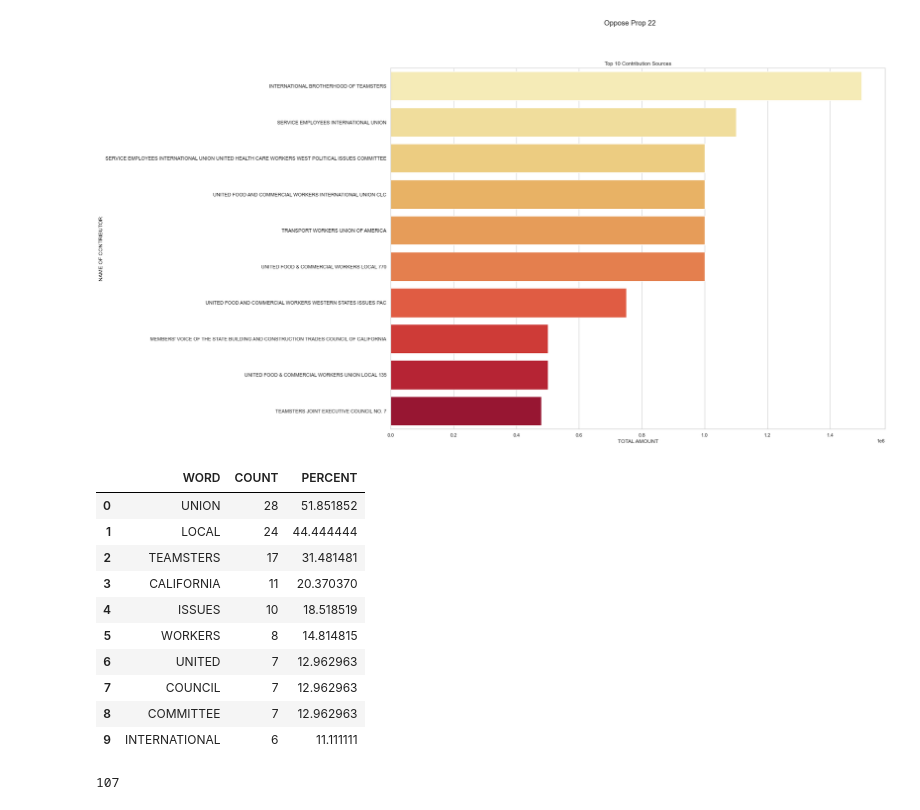
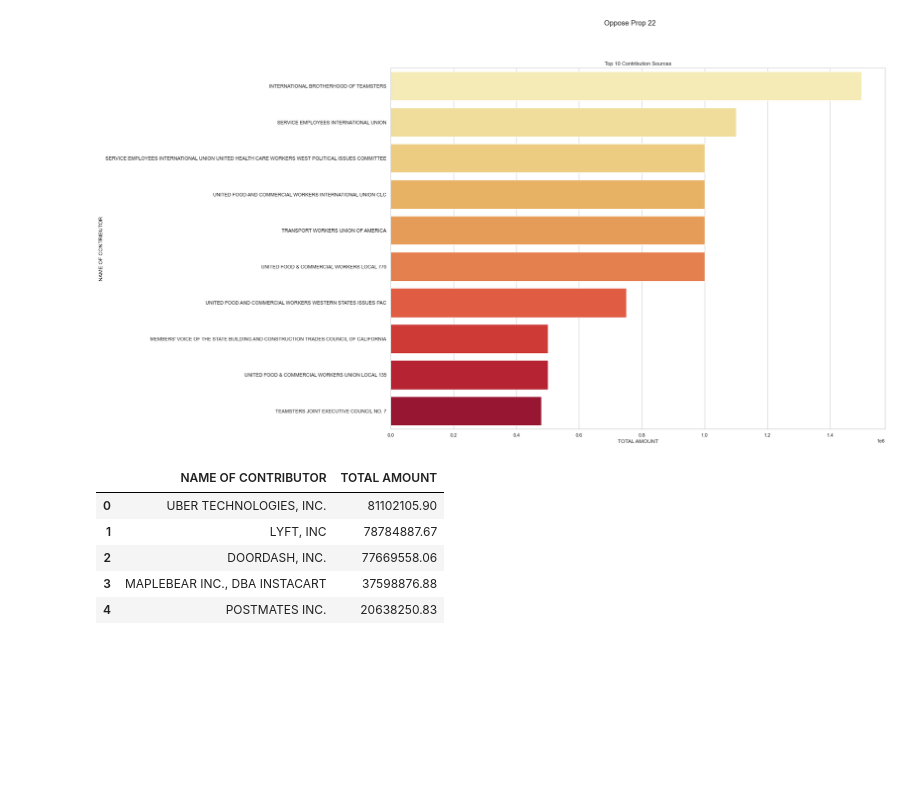
Before and after one commit to Ram-Ramadoss/catch-22, a Jupyter notebook: data/data-processor.ipynb, the cells around one changed output. Drawn from its saved outputs; the diff is of its cells as text; code cells hidden in the pictures; blank space fills up the shorter version.

```diff
--- a/data/data-processor.ipynb
+++ b/data/data-processor.ipynb
@@ -151,21 +151,16 @@ to oppose the proposition
 [figure]
 # %%
 #coals_parsed[1].head(20)
-#sums[0]
+sums[0]
 #dates[0]
-cont_terms[0].head(10)
+#cont_terms[0].head(10)
 # %% [output]
-|  | WORD | COUNT | PERCENT |
-| 0 | UNION | 28 | 51.851852 |
-| 1 | LOCAL | 24 | 44.444444 |
-| 2 | TEAMSTERS | 17 | 31.481481 |
-| 3 | CALIFORNIA | 11 | 20.370370 |
-| 4 | ISSUES | 10 | 18.518519 |
-| 5 | WORKERS | 8 | 14.814815 |
-| 6 | UNITED | 7 | 12.962963 |
-| 7 | COUNCIL | 7 | 12.962963 |
-| 8 | COMMITTEE | 7 | 12.962963 |
-| 9 | INTERNATIONAL | 6 | 11.111111 |
+|  | NAME OF CONTRIBUTOR | TOTAL AMOUNT |
+| 0 | UBER TECHNOLOGIES, INC. | 81102105.90 |
+| 1 | LYFT, INC | 78784887.67 |
+| 2 | DOORDASH, INC. | 77669558.06 |
+| 3 | MAPLEBEAR INC., DBA INSTACART | 37598876.88 |
+| 4 | POSTMATES INC. | 20638250.83 |
 # %%
 mystring=""
 for i in range(2):
@@ -194,10 +189,6 @@ jscript += '\n\tchart.draw(data, null);'
 jscript += '\n}'
 with open('script.js', 'w') as f:
     f.write(jscript)
-# %%
-coms['NUMBER OF ENDORSERS'][1]
-# %% [output]
-107
 # %%
 j=1
 mystring=""
```
Also changed, not shown: parts of 5 cells of this notebook, 4 other files.
